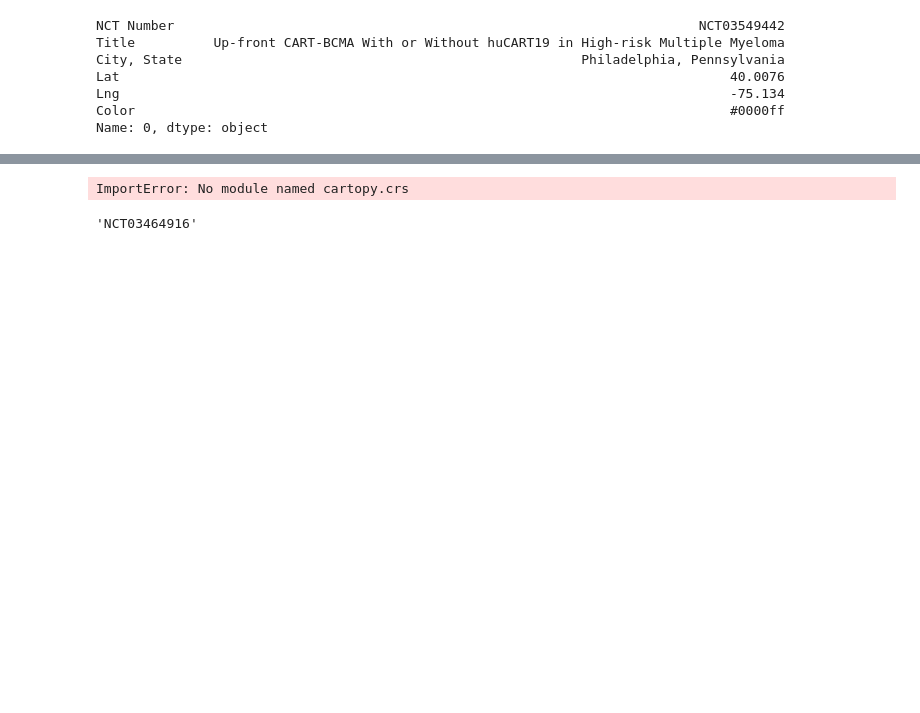
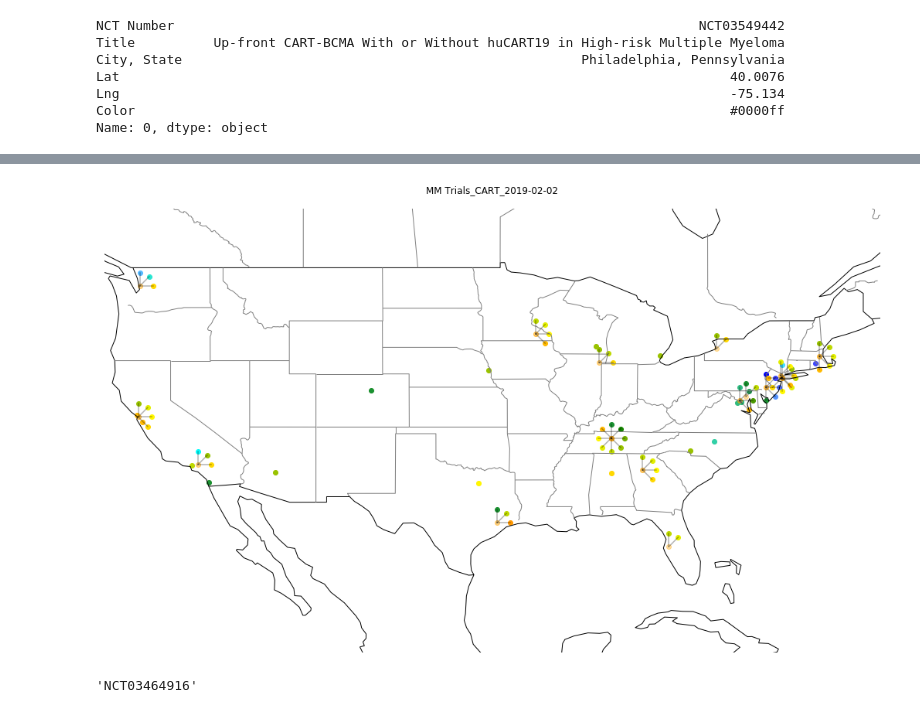
Before and after one commit to probinso/myeloma, a Jupyter notebook: timdrop/Myeloma_17 CART New Mapping Method.ipynb, the cells around one changed output, grey strips where cells are left out. Cells and saved outputs as stored; diff of their text form; code cells hidden in the pictures; blank space fills up the shorter version.

```diff
--- a/timdrop/Myeloma_17 CART New Mapping Method.ipynb
+++ b/timdrop/Myeloma_17 CART New Mapping Method.ipynb
@@ -320,34 +306,35 @@ mask3[0]
 # %%
 import cartopy.crs as ccrs
 import cartopy.feature as cfeature
 
 plt.figure(figsize=(18,16))
 
 states_provinces = cfeature.NaturalEarthFeature(
     category='cultural',
     name='admin_1_states_provinces_lines',
     scale='50m',
     facecolor='none')
 
 ax = plt.axes(projection=ccrs.PlateCarree())
 ax.set_extent([-125, -66.5, 20, 50], ccrs.Geodetic())
 ax.coastlines()
 ax.add_feature(cfeature.BORDERS)
 ax.add_feature(states_provinces, edgecolor='gray')
 ax.background_patch.set_visible(False)
 ax.outline_patch.set_visible(False)
 
 
 for i in range(len(mask3)):
     for j in range(len(mask3[i])):
         plt.plot([city_site[i]['Lng'],mask3[i].iloc[j]['Lng']], [city_site[i]['Lat'], mask3[i].iloc[j]['Lat']], c='k', alpha=.3 )
         plt.scatter(city_site[i]['Lng'], city_site[i]['Lat'], c='orange', alpha=0.2)
         plt.scatter(mask3[i].iloc[j]['Lng'], mask3[i].iloc[j]['Lat'], c=mask3[i].iloc[j]['Color'], alpha=1)
 
-plt.savefig('MM Trials_CART.png', format='png', dpi=600, transparent=True)
+plt.savefig('MM Trials_CART_' + str(datetime.now())[:10] + '.png', format='png', dpi=600, transparent=True)
+plt.title('MM Trials_CART_' + str(datetime.now())[:10] + '\n')
 plt.show()
 # %% [output]
-ImportError: No module named cartopy.crs
+[figure, added]
 # %%
 mask2[1].iloc[0]['NCT Number']
 # %% [output]
```
Also changed, not shown: parts of 25 cells of this notebook.
